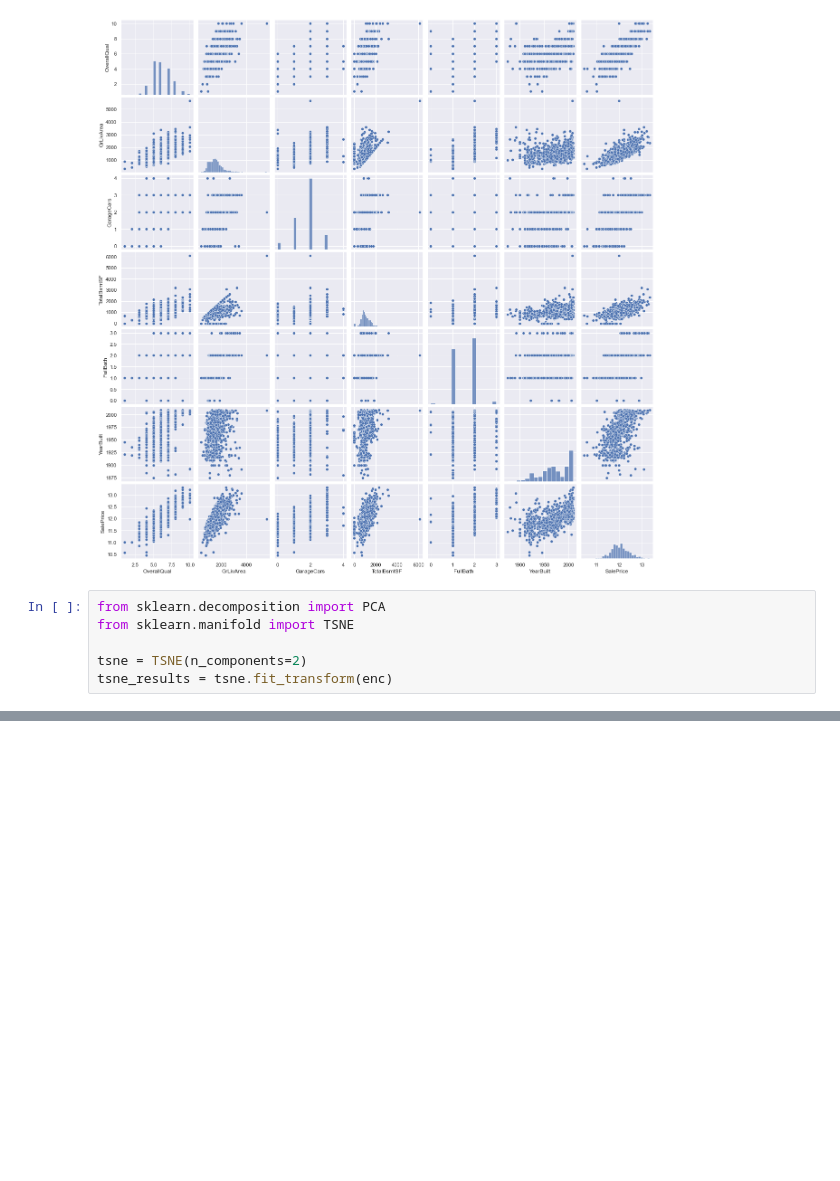
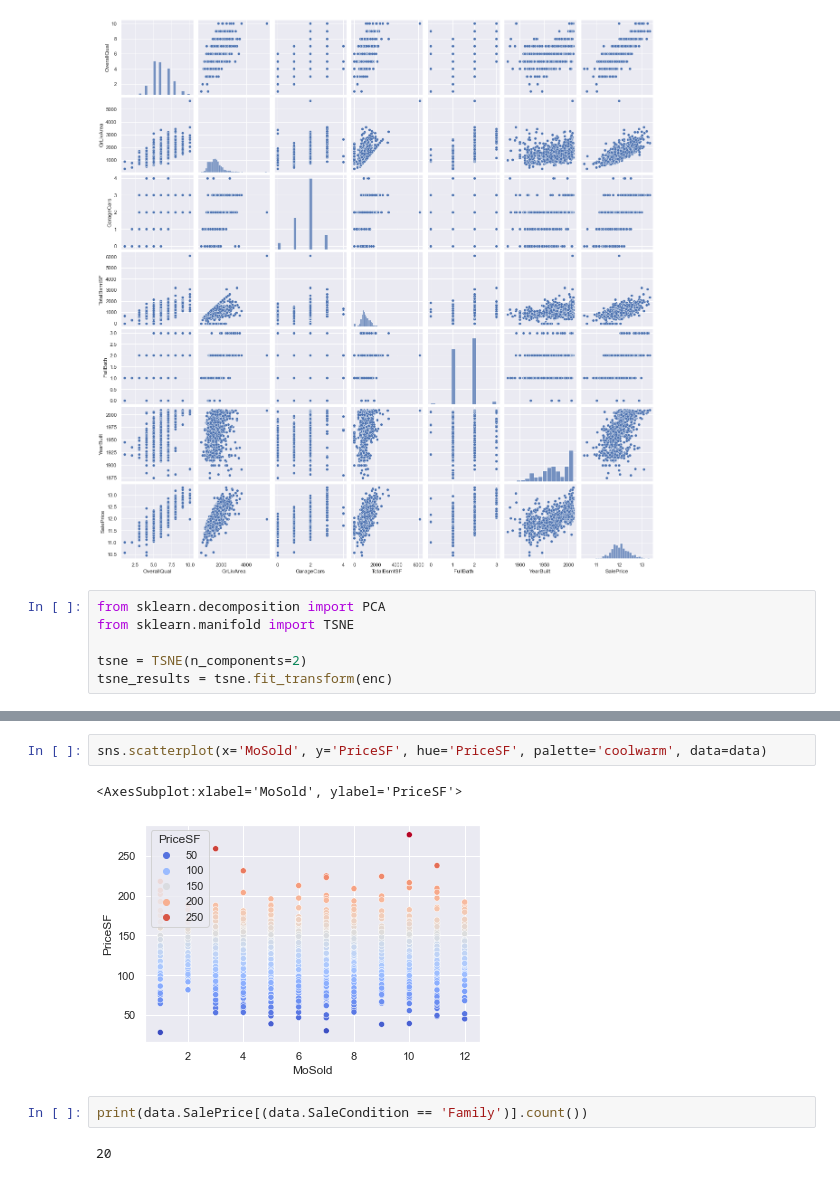
Before and after one commit to Altair200333/ML_tasks, a Jupyter notebook: task4/analize_data.ipynb, the cells around one changed output, grey strips where cells are left out. Cells and saved outputs as stored; diff of their text form; blank space fills up the shorter version.

```diff
--- a/task4/analize_data.ipynb
+++ b/task4/analize_data.ipynb
@@ -231,0 +195,9 @@ plot.figure.set_size_inches(12, 12)
+# %%
+sns.scatterplot(x='MoSold', y='PriceSF', hue='PriceSF', palette='coolwarm', data=data)
+# %% [output]
+<AxesSubplot:xlabel='MoSold', ylabel='PriceSF'>
+[figure, added]
+# %%
+print(data.SalePrice[(data.SaleCondition == 'Family')].count())
+# %% [output]
+20
```
Also changed, not shown: parts of 9 cells of this notebook, 3 other files.
